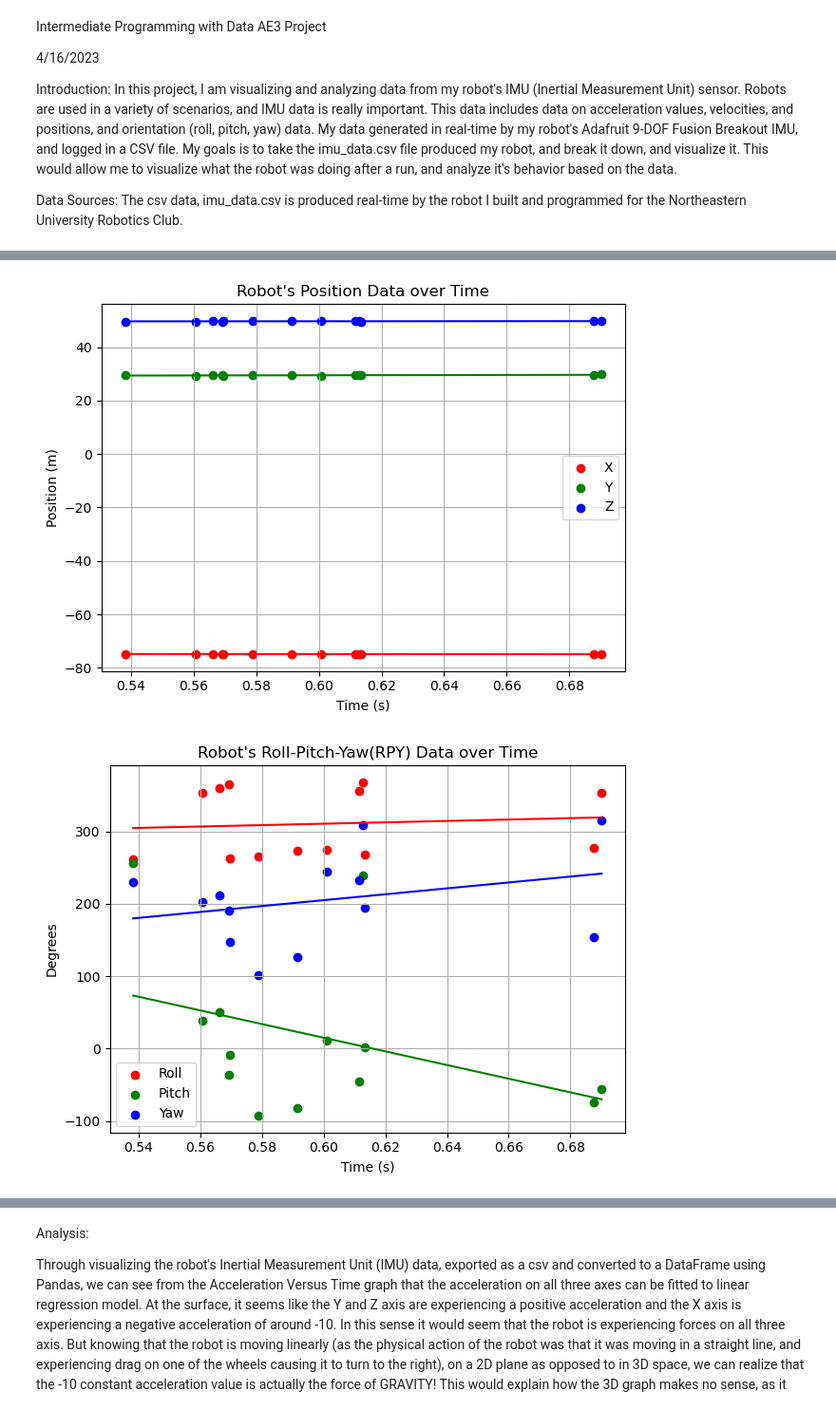
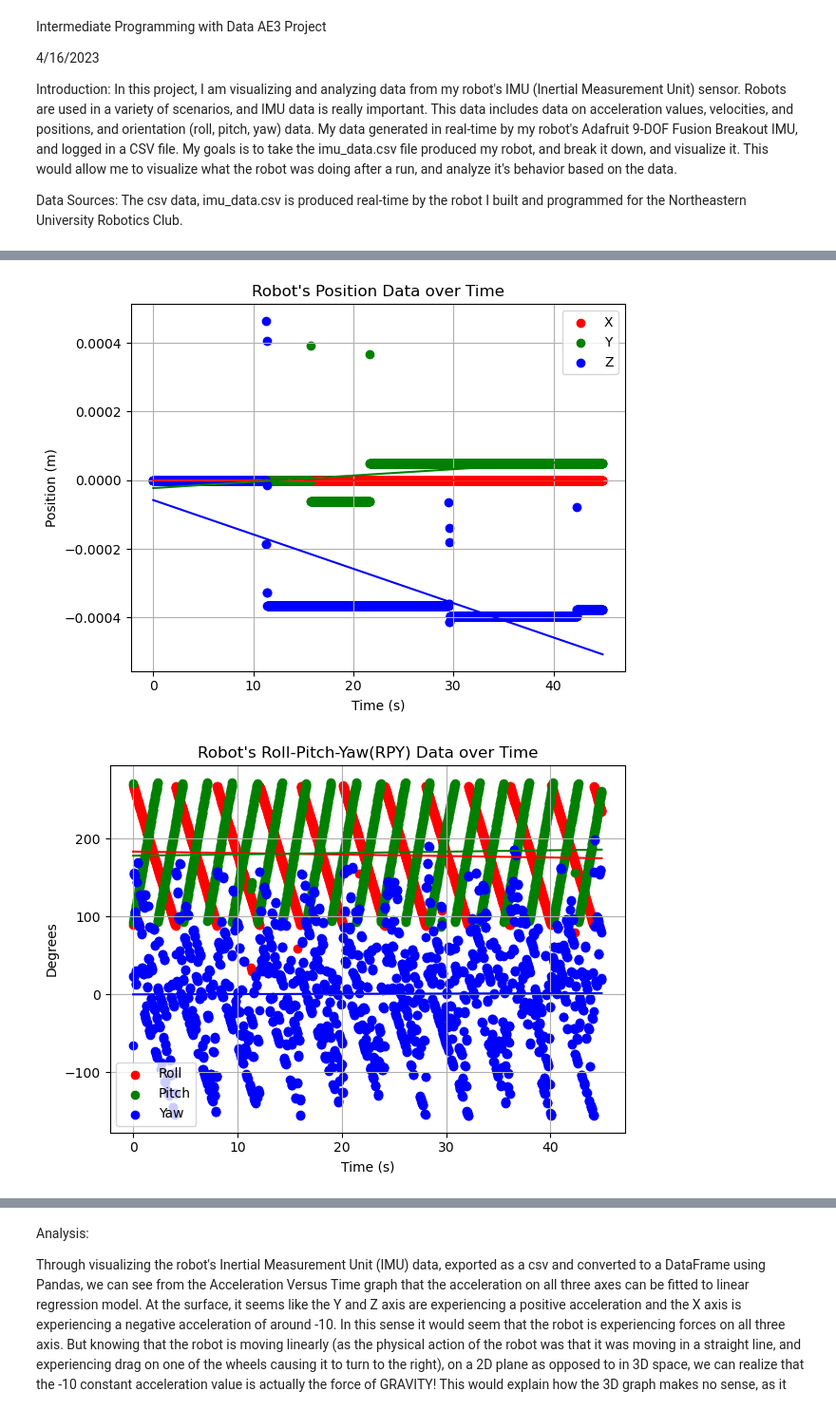
Before and after one commit to ArcKnight01/NURobotics-London-Robot, a Jupyter notebook: Plotting.ipynb, the cells around one changed output, grey strips where cells are left out. Shown at 95% size. Saved outputs shown, nothing was run; the diff lists cells and outputs as text; code cells hidden in the pictures.

```diff
--- a/Plotting.ipynb
+++ b/Plotting.ipynb
@@ -21,7 +21,7 @@ model = LinearRegression(fit_intercept=True)
 
 #Get csv data from robot, and put it into a pandas dataframe
 #headers are: ['Time','AccelX', 'AccelY','AccelZ', 'VelX', 'VelY', 'VelZ', 'PosX', 'PosY', 'PosZ', 'Roll', 'Pitch', 'Yaw']
-df = pd.read_csv("./imu_data1.csv", sep =',')
+df = pd.read_csv("./imu_data.csv", sep =',')
 
 #sort the values by time in ascending order, as for some reason the data gets jumbled when outputted to the csv from the robot.
 df.sort_values("Time", ascending=True, inplace=True)
@@ -223,2 +223,2 @@ plt.show()
-[figure, old version]
+[figure, new version]
-[figure, old version]
+[figure, new version]
```
Also changed, not shown: parts of 1 cell of this notebook, 3 other files.
